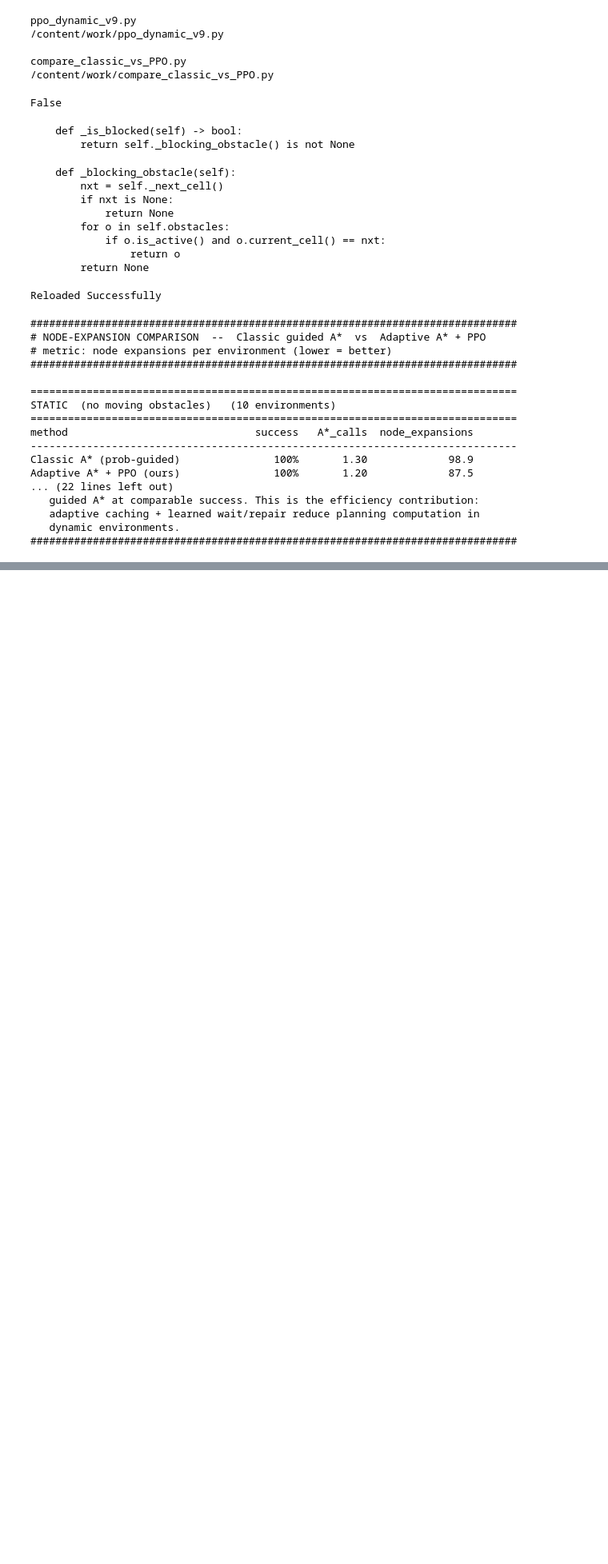
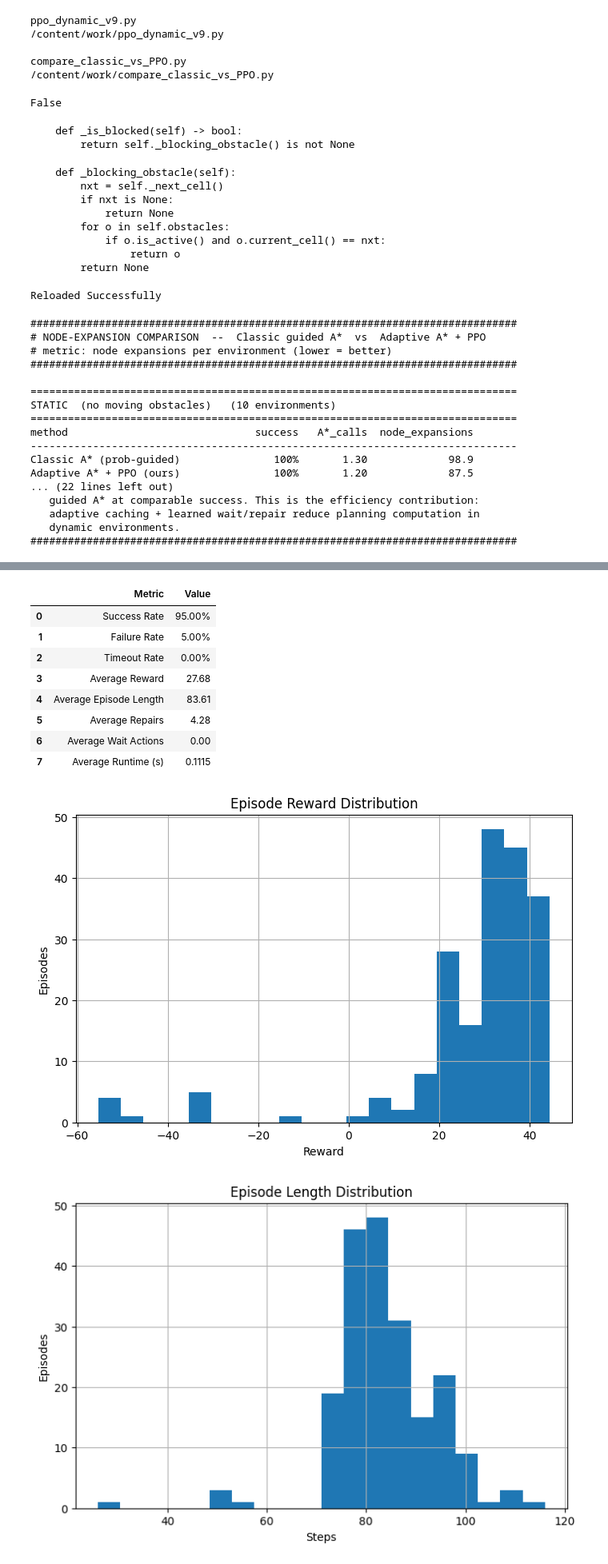
Before and after one commit to Avilash-git/Internship_project, a Jupyter notebook: DYNAMIC_VERSION_9_convoy.ipynb, the cells around one changed output, grey strips where cells are left out. Shown at 80% size. Drawn from its saved outputs; the diff is of its cells as text; code cells hidden in the pictures; blank space fills up the shorter version.

```diff
--- a/DYNAMIC_VERSION_9_convoy.ipynb
+++ b/DYNAMIC_VERSION_9_convoy.ipynb
@@ -364,7 +364,7 @@ USAGE (Colab, model trained & saved, `prov` in scope):
 
 import numpy as np
 from ppo_repair import guided_astar
-from ppo_dynamic_v9 import DynamicConfigv9, DynamicObstacleEnvv9
+from ppo_dynamic_v9 import DynamicConfigv9, DynamicObstacleEnvV9
 
 
 # ======================================================================
@@ -423,8 +423,8 @@ def _run_ours(model, env, seed):
 def _run_scenario(cfg, label, model, provider, seeds):
     # two SEPARATE env instances with the SAME cfg so seeds line up but the
     # adaptive planner's cache is never shared with the classic runs
-    env_classic = DynamicObstacleEnvv9(cfg, prob_provider=provider)
-    env_ours = DynamicObstacleEnvv9(cfg, prob_provider=provider)
+    env_classic = DynamicObstacleEnvV9(cfg, prob_provider=provider)
+    env_ours = DynamicObstacleEnvV9(cfg, prob_provider=provider)
 
     classic = [_run_classic_repair_on_block(env_classic, s) for s in seeds]
     ours = [_run_ours(model, env_ours, s) for s in seeds]
@@ -886,7 +944,7 @@ import time
 import numpy as np
 import pandas as pd
 
-from ppo_dynamic_v9 import DynamicObstacleEnvv9
+from ppo_dynamic_v9 import DynamicObstacleEnvV9
 
 # -------------------------------------------------------
 # Evaluation Settings
@@ -899,7 +957,7 @@ START_SEED = 10000
 # Create evaluation environment
 # -------------------------------------------------------
 
-eval_env = DynamicObstacleEnvv9(
+eval_env = DynamicObstacleEnvV9(
     cfg,
     prob_provider=prov
 )
@@ -1102,11 +1179,11 @@ import pandas as pd
 import matplotlib.pyplot as plt
 import time
 
-from ppo_dynamic_v9 import DynamicObstacleEnvv9
+from ppo_dynamic_v9 import DynamicObstacleEnvV9
 
 NUM_EPISODES = 200
 
-eval_env = DynamicObstacleEnvv9(
+eval_env = DynamicObstacleEnvV9(
     cfg,
     prob_provider=prov
 )
@@ -1326,3 +1403,4 @@ The low average runtime of
 that the proposed navigation framework is suitable
 for real-time dynamic navigation.
 """)
+# %% [output]
@@ -1328,0 +1420,11 @@ for real-time dynamic navigation.
+|  | Metric | Value |
+| 0 | Success Rate | 95.00% |
+| 1 | Failure Rate | 5.00% |
+| 2 | Timeout Rate | 0.00% |
+| 3 | Average Reward | 27.68 |
+| 4 | Average Episode Length | 83.61 |
+| 5 | Average Repairs | 4.28 |
+| 6 | Average Wait Actions | 0.00 |
+| 7 | Average Runtime (s) | 0.1115 |
+[figure, added]
+[figure, added]
```
Also changed, not shown: parts of 10 cells of this notebook.
